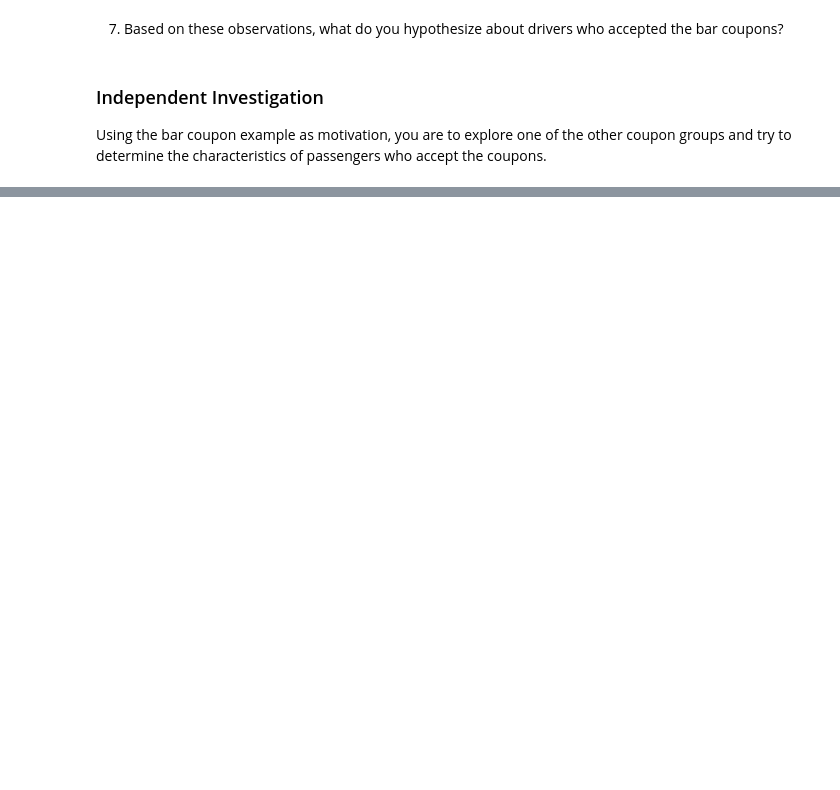
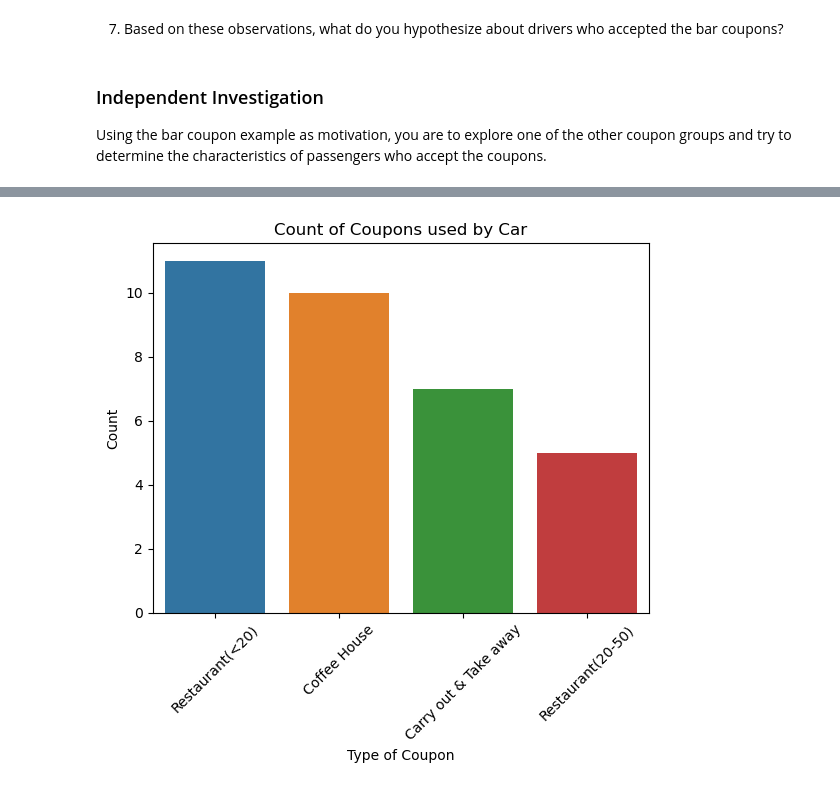
Before and after one commit to te8titan/assignment_5_1, a Jupyter notebook: prompt.ipynb, the cells around one changed output, grey strips where cells are left out. Cells and saved outputs as stored; diff of their text form; code cells hidden in the pictures; blank space fills up the shorter version.

```diff
--- a/prompt.ipynb
+++ b/prompt.ipynb
@@ -702,0 +846,12 @@ Using the bar coupon example as motivation, you are to explore one of the other
+# %%
+# Do some visualizations for better understanding
+fig = sns.countplot(x="coupon", data=data.query('Y==1 and moving_by=="Car"'))
+plt.xlabel("Type of Coupon")
+plt.ylabel("Count")
+plt.title("Count of Coupons used by Car")
+plt.xticks(rotation=45)
+plt.show(fig)
+# Result:
+# The plot shows that very less coupons are used by car
+# %% [output]
+[figure, added]
```
Also changed, not shown: parts of 17 cells of this notebook, 1 other file.
